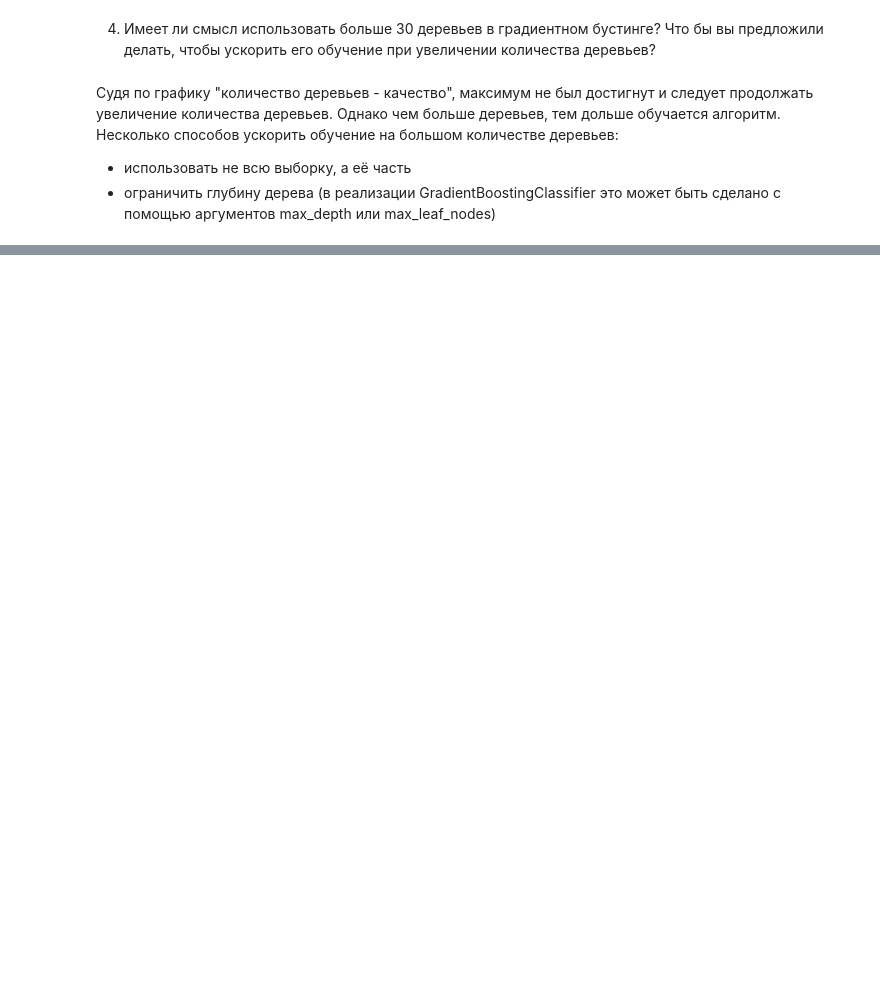
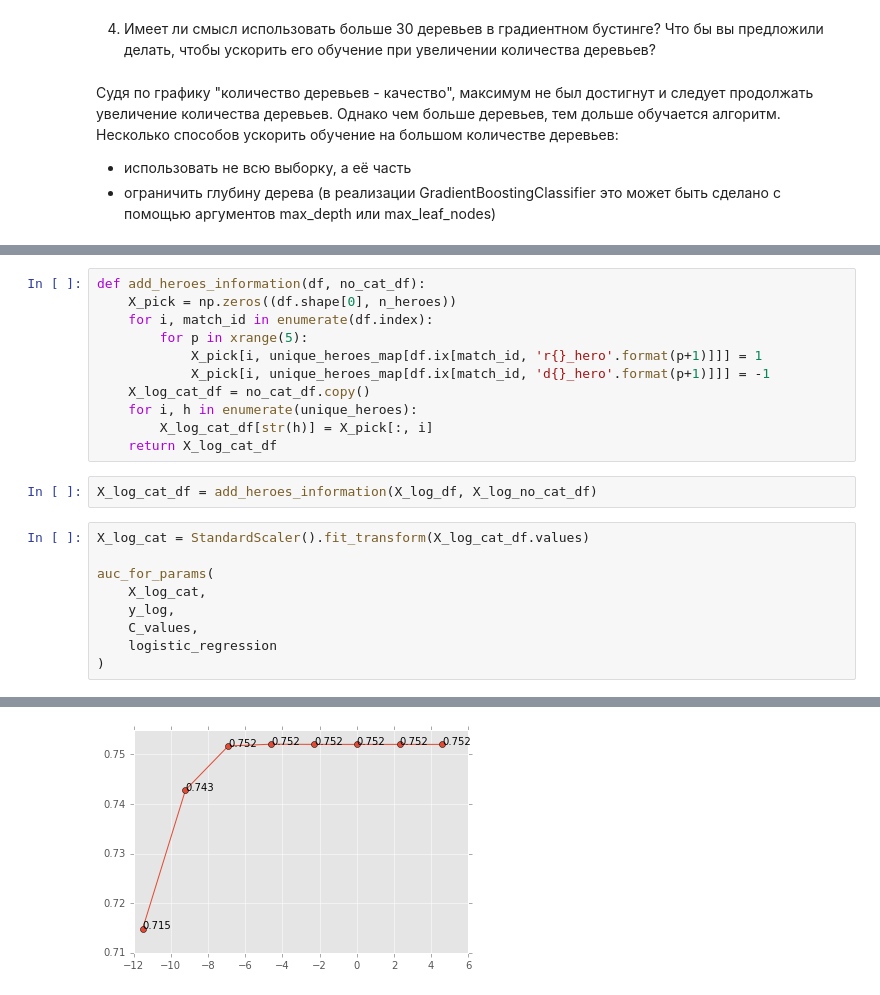
Before and after one commit to sgalkina/ml_coursera, a Jupyter notebook: Final_Project_Dota2_Winner_Prediction.ipynb, the cells around one changed output, grey strips where cells are left out. Saved outputs shown, nothing was run; the diff lists cells and outputs as text; blank space fills up the shorter version.

```diff
--- a/Final_Project_Dota2_Winner_Prediction.ipynb
+++ b/Final_Project_Dota2_Winner_Prediction.ipynb
@@ -126,0 +209,23 @@ Time elapsed: 0:01:54.276882
+# %%
+def add_heroes_information(df, no_cat_df):
+    X_pick = np.zeros((df.shape[0], n_heroes))
+    for i, match_id in enumerate(df.index):
+        for p in xrange(5):
+            X_pick[i, unique_heroes_map[df.ix[match_id, 'r{}_hero'.format(p+1)]]] = 1
+            X_pick[i, unique_heroes_map[df.ix[match_id, 'd{}_hero'.format(p+1)]]] = -1
+    X_log_cat_df = no_cat_df.copy()
+    for i, h in enumerate(unique_heroes):
+        X_log_cat_df[str(h)] = X_pick[:, i]
+    return X_log_cat_df
+# %%
+X_log_cat_df = add_heroes_information(X_log_df, X_log_no_cat_df)
+# %%
+X_log_cat = StandardScaler().fit_transform(X_log_cat_df.values)
+
+auc_for_params(
+    X_log_cat,
+    y_log,
+    C_values,
+    logistic_regression
+)
+# %% [output]
@@ -126,0 +248 @@ Time elapsed: 0:01:54.276882
+[figure, added]
```
Also changed, not shown: parts of 13 cells of this notebook.
